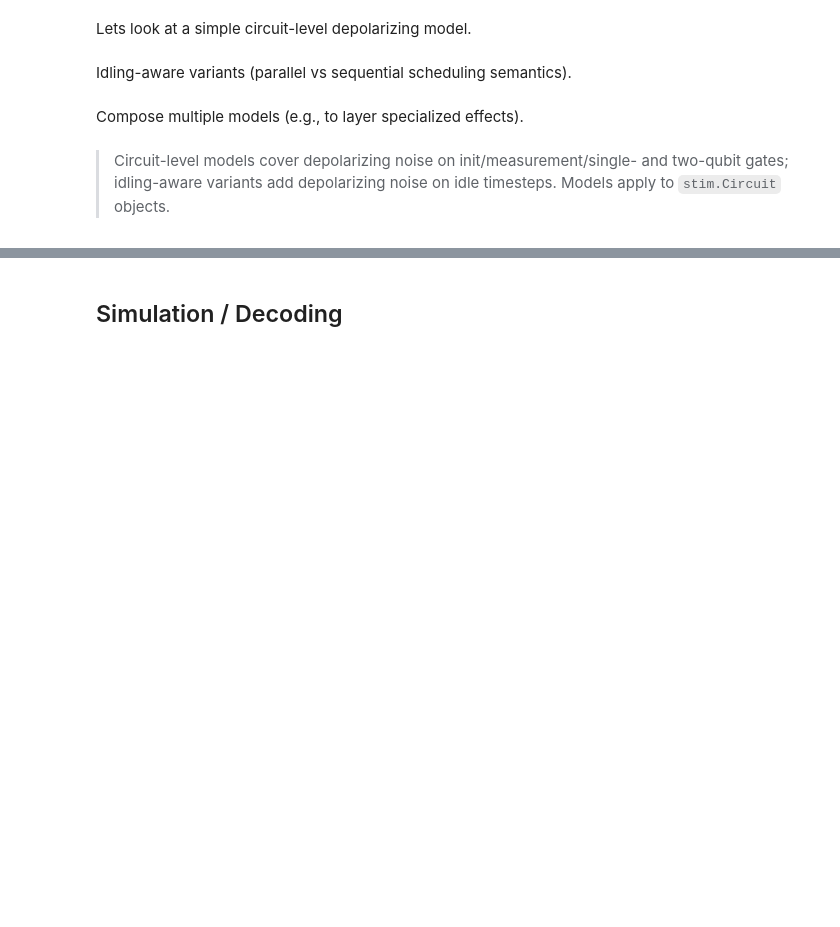
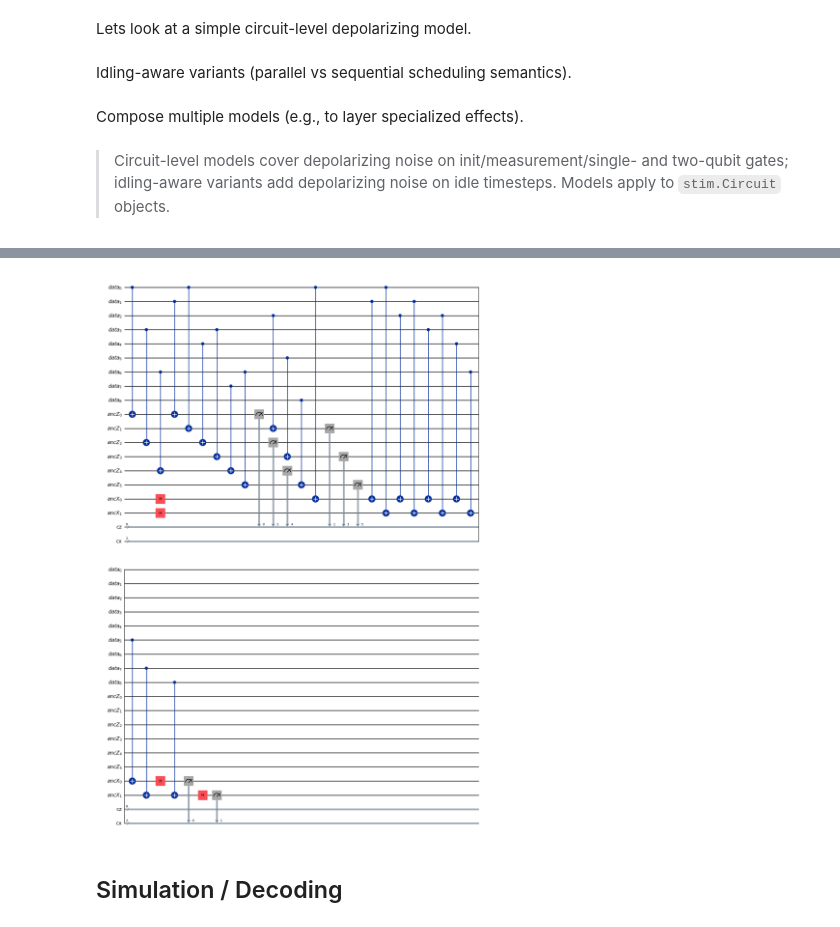
Before and after one commit to djm3622/uq_neural_decode, a Jupyter notebook: interactive.ipynb, the cells around one changed output, grey strips where cells are left out. Drawn from its saved outputs; the diff is of its cells as text; code cells hidden in the pictures; blank space fills up the shorter version.

```diff
--- a/interactive.ipynb
+++ b/interactive.ipynb
@@ -147,0 +140,33 @@ nm_composed = ComposedNoiseModel([nm_idle_par, nm])
+# %%
+def syndrome_extraction(code):
+    Hx, Hz = code.Hx, code.Hz
+    n = Hz.shape[1]
+    m_z = Hz.shape[0]
+    m_x = Hx.shape[0]
+
+    data = QuantumRegister(n, "data") # data qubits
+    anc_z = QuantumRegister(m_z, "ancZ") # Z-stabilizer ancillas
+    anc_x = QuantumRegister(m_x, "ancX") # X-stabilizer ancillas
+    cz = ClassicalRegister(m_z, "cz") # Z-stabilizer measurement bits
+    cx = ClassicalRegister(m_x, "cx") # X-stabilizer measurement bits
+    qc = QuantumCircuit(data, anc_z, anc_x, cz, cx)
+
+    # --- Z stabilizers: ancilla in |0>, accumulate Z-parity with CNOT(data->anc), measure ancilla in Z
+    for r in range(m_z):
+        # ancilla starts in |0>
+        for q in range(n):
+            if Hz[r, q] == 1:
+                qc.cx(data[q], anc_z[r])
+        qc.measure(anc_z[r], cz[r])
+
+    # --- X stabilizers: measure X-parity without touching data
+    # Prepare ancilla in |+> via H, accumulate parity with CNOT(data->anc), rotate back, measure in Z
+    for r in range(m_x):
+        qc.h(anc_x[r])  # |+>
+        for q in range(n):
+            if Hx[r, q] == 1:
+                qc.cx(data[q], anc_x[r])
+        qc.h(anc_x[r])
+        qc.measure(anc_x[r], cx[r])
+
+    return qc
@@ -148,2 +178,7 @@ nm_composed = ComposedNoiseModel([nm_idle_par, nm])
+# %%
+extr = syndrome_extraction(shor_code)
+extr.draw("mpl")
+# %% [output]
+[figure, added]
 # %% [markdown]
 ## Simulation / Decoding
```
Also changed, not shown: parts of 7 cells of this notebook, 1 other file.
